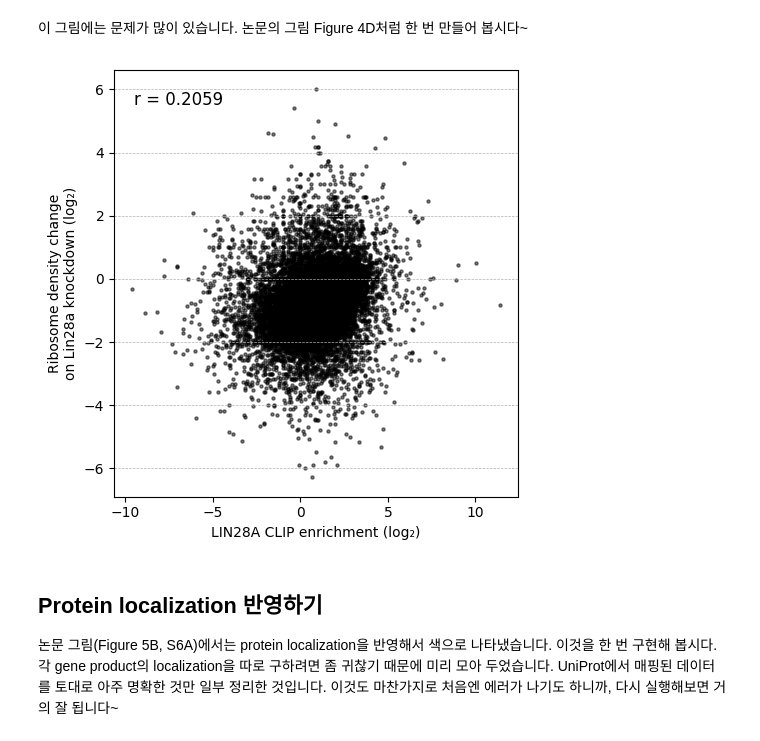
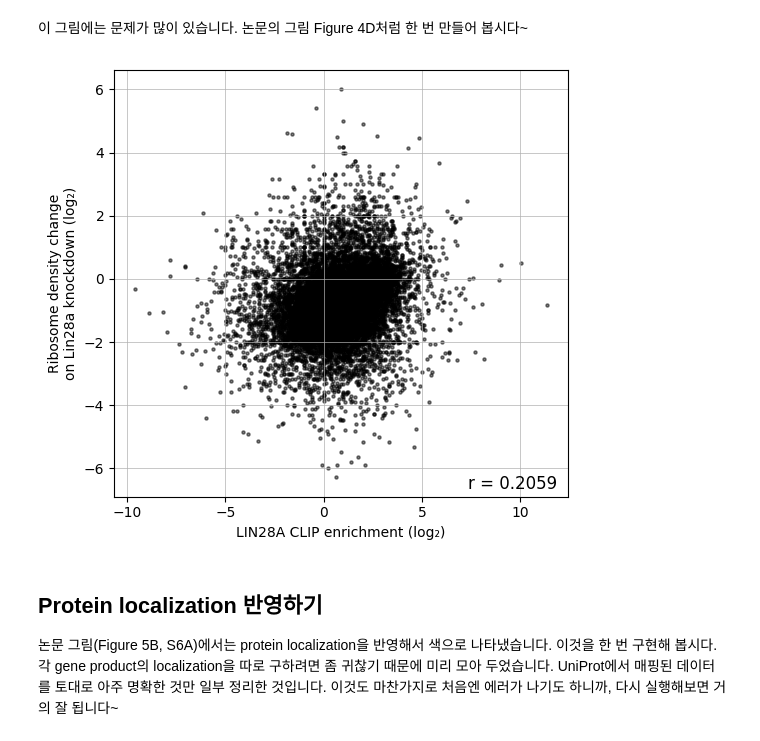
Before and after one commit to yewon-han-bioinfo/bioinfo1_25-1_yewonhan, a Jupyter notebook: CoLab_TermProj_2025_1.ipynb, the cells around one changed output. Drawn from its saved outputs; the diff is of its cells as text; code cells hidden in the pictures.

```diff
--- a/CoLab_TermProj_2025_1.ipynb
+++ b/CoLab_TermProj_2025_1.ipynb
@@ -295,37 +294,38 @@ import numpy as np
 
 # Load count data & modify
 # cnts = pd.read_csv('read-counts.txt', sep='\t', comment='#', index_col=0)
 # cnts['clip_enrichment'] = cnts['CLIP-35L33G.bam'] / cnts['RNA-control.bam']
 # cnts['rden_change'] = (cnts['RPF-siLin28a.bam'] / cnts['RNA-siLin28a.bam']) / (cnts['RPF-siLuc.bam'] / cnts['RNA-siLuc.bam'])
 
 
 # Compute log2 values and filter invalid entries
 x = np.log2(cnts['clip_enrichment'])
 y = np.log2(cnts['rden_change'])
 
 # Filter out NaN, +inf, -inf
 valid_mask = np.isfinite(x) & np.isfinite(y)
 x_valid = x[valid_mask]
 y_valid = y[valid_mask]
 
 # Plot
-fig, ax = plt.subplots(1, 1, figsize=(5, 5))
-ax.grid(axis='y', linestyle='--', linewidth=0.5, zorder=0)  # Horizontal grid behind
+fig, ax = plt.subplots(1, 1, figsize=(5.5, 5))
+ax.grid(axis='y', linestyle='-', linewidth=0.5, zorder=0)  # Horizontal grid behind
+ax.grid(axis='x', linestyle='-', linewidth=0.5, zorder=0)  # Horizontal grid behind
 ax.scatter(x_valid, y_valid, s=5, alpha=0.5, color='black', zorder=1)
 
 # Labels
 ax.set_xlabel('LIN28A CLIP enrichment (log₂)')
 ax.set_ylabel('Ribosome density change\non Lin28a knockdown (log₂)')
 
 # Pearson correlation coefficient
 r = np.corrcoef(x_valid, y_valid)[0, 1]
-ax.text(0.05, 0.95, f'r = {r:.4f}', transform=ax.transAxes,
+ax.text(0.78, 0.05, f'r = {r:.4f}', transform=ax.transAxes,
         verticalalignment='top', fontsize=12)
 
 plt.tight_layout()
 plt.show()
 # %% [output]
-[figure, old version]
+[figure, new version]
 # %% [markdown]
 ## Protein localization 반영하기
 
```
Also changed, not shown: parts of 4 cells of this notebook.
